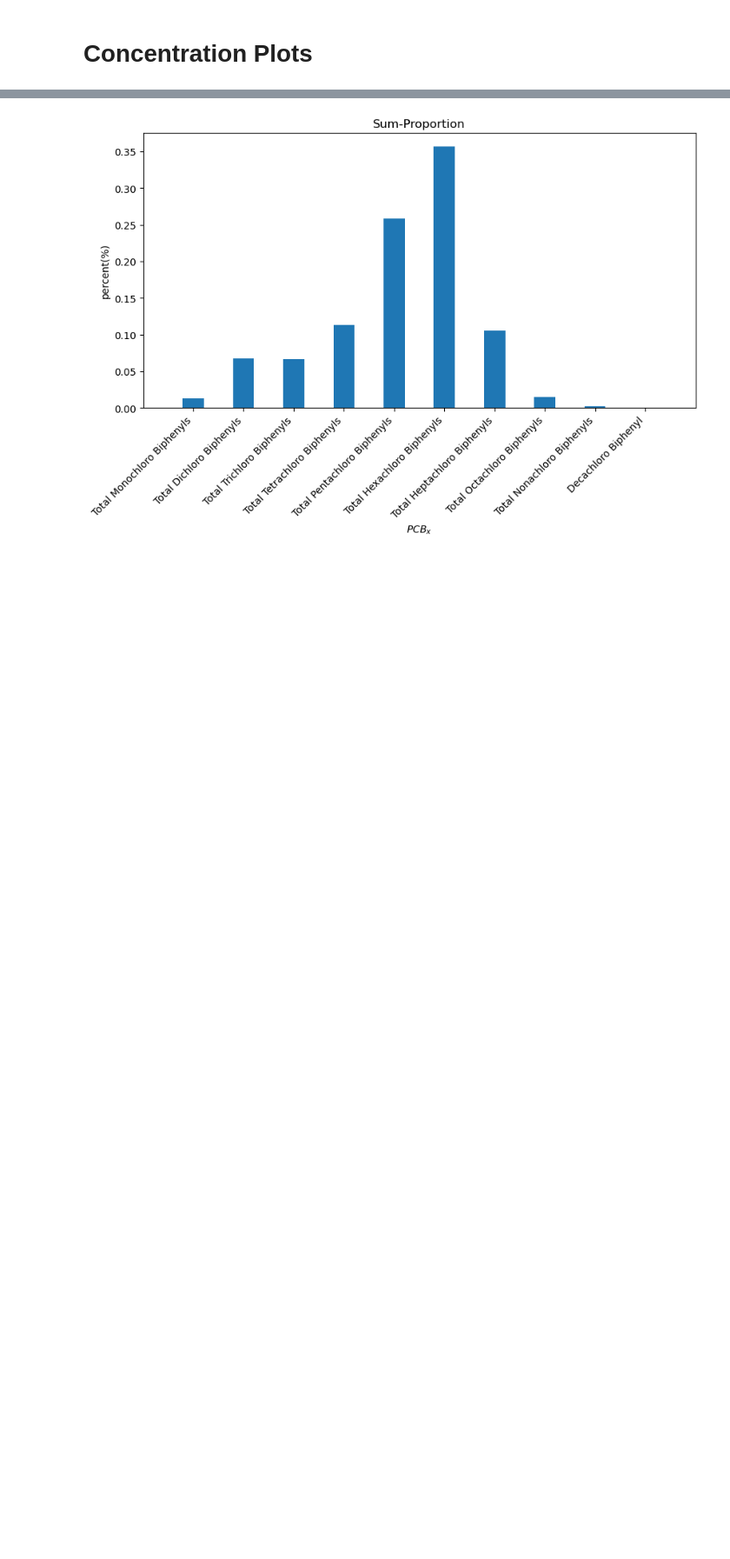
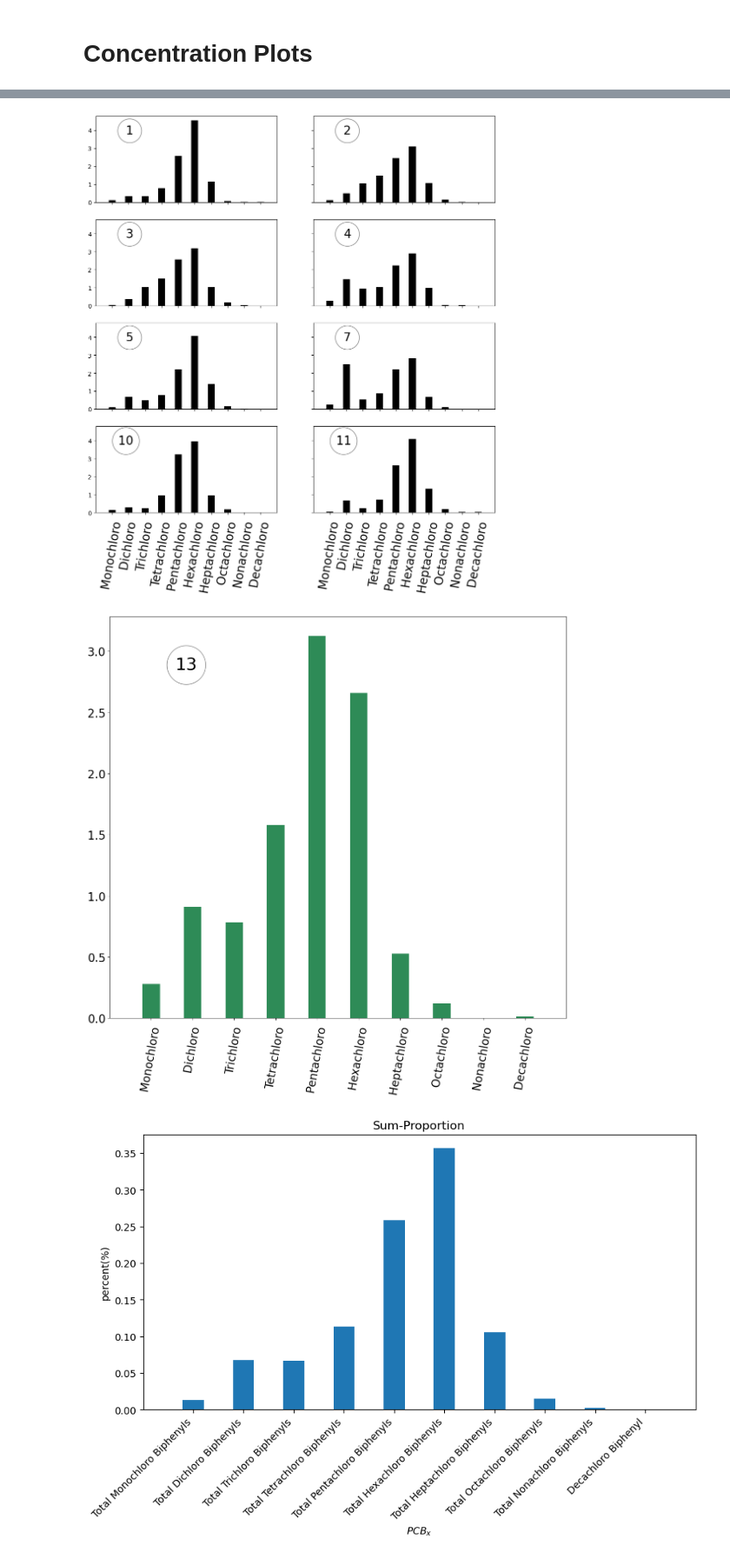
Before and after one commit to amirmtaghizadegan/Sturgeon, a Jupyter notebook: pcb.ipynb, the cells around one changed output, grey strips where cells are left out. Shown at 87% size. Cells and saved outputs as stored; diff of their text form; code cells hidden in the pictures; blank space fills up the shorter version.

```diff
--- a/pcb.ipynb
+++ b/pcb.ipynb
@@ -226,3 +230,67 @@ for i in range(len(pcb.columns)-1):
+# %%
+sheets = ("blank_corrected", "lipid_normalized")
+sheet = sheets[1]
+pcb = pd.read_excel("./generated excels/pcb.xlsx", sheet_name=sheet)
+c = pcb.columns.tolist()
+c[0] = 'Units'
+pcb.columns = c
+pcb.set_index('Units', inplace=True)
+selection = [i for i in pcb.index if i[:3] != 'PCB']
+pcb = pcb.loc[selection, :]
+pcb = pcb.iloc[:-2, :]
+
+# Create subplots with shared y-axis
+fig, axes = plt.subplots(4, 2, figsize=(12, 12), facecolor="white", sharey=True, sharex=True)
+
+for i, ax in enumerate(axes.flatten()):
+    col = pcb.columns[i]
+    temp = pcb[col]
+    temp = temp / temp.sum() * 10
+    ax.bar(range(len(pcb.index)), temp.to_numpy(), .42, color = 'k')
+    plt.yticks(fontsize = 25)
+    ax.set_title('', fontsize=25)
+    ax.set_xticks(range(len(pcb.index)))
+    ax.set_xticklabels(pcb.index.str.removeprefix('Total ').str.removesuffix('Biphenyls').str.removesuffix('Biphenyl'), rotation=80, ha = 'center', fontsize = 20)
+
+    ax.set_xlim(-1, len(pcb.index))
+    #ax.set_ylabel('percent(%)', fontsize=25)
+    # Annotate the title on the right corner
+    title_text = f'{col}'
+    ax.annotate(title_text, xy=(1, max(ax.get_ylim())* 0.9), xytext=(8, 0),
+                textcoords='offset points', ha='right', va='top',
+                bbox=dict(boxstyle='circle,pad=0.5', fc='white', alpha=0.5),fontsize = 20)
+fig, ax = plt.subplots(figsize=(12, 12), facecolor="white")
+i = i + 1
+col = pcb.columns[i]
+temp = pcb[col]
+temp = temp / temp.sum() * 10
+ax.bar(range(len(pcb.index)), temp.to_numpy(), .42, color = 'seagreen')
+ax.set_title('', fontsize=25)
+ax.set_xticks(range(len(pcb.index)))
+ax.set_xticklabels(pcb.index.str.removeprefix('Total ').str.removesuffix('Biphenyls').str.removesuffix('Biphenyl'), rotation=80,ha = 'center', fontsize = 20)
+
+ax.set_xlim(-1, len(pcb.index))
+#ax.set_ylabel('percent(%)', fontsize=25)
+# Annotate the title on the right corner
+title_text = f'{col[:2]}'
+ax.annotate(title_text, xy=(1, max(ax.get_ylim())* 0.9), xytext=(8, 0),
+            textcoords='offset points', ha='right', va='top',
+            bbox=dict(boxstyle='circle,pad=0.5', fc='white', alpha=0.5),fontsize = 30)
+plt.yticks(fontsize = 20)
+# Remove the title
+#plt.title("")
+
+# Adjust layout
+plt.tight_layout()
+
+# Create legend outside the axis
+#plt.legend(pcb.columns, fontsize=15, bbox_to_anchor=(1.05, 1), loc='upper left')
+
+# Show plot
+plt.show()
+# %% [output]
+[figure, added]
+[figure, added]
 # %%
 sheets = ("blank_corrected", "lipid_normalized")
 sheet = sheets[1]
```
Also changed, not shown: parts of 1 cell of this notebook.
